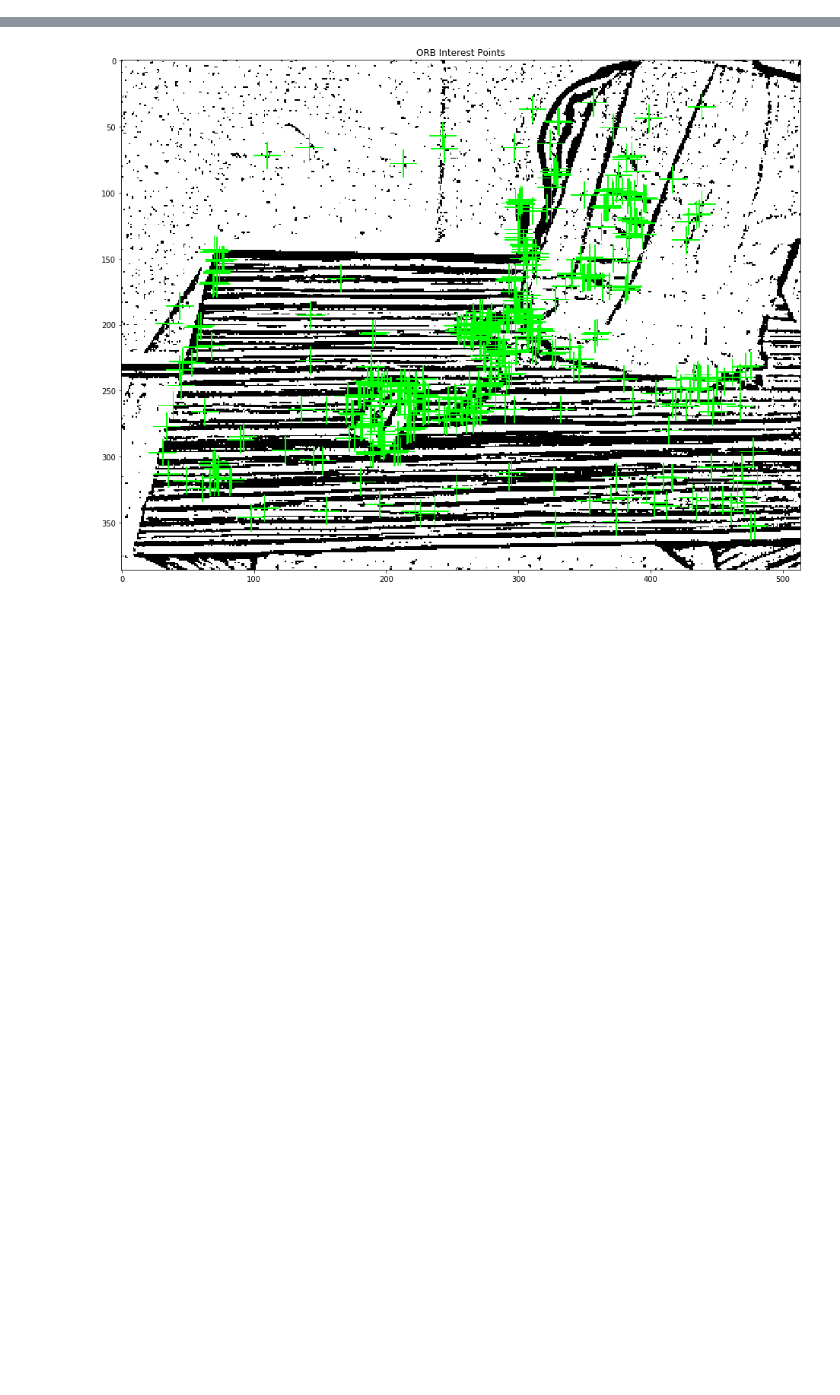
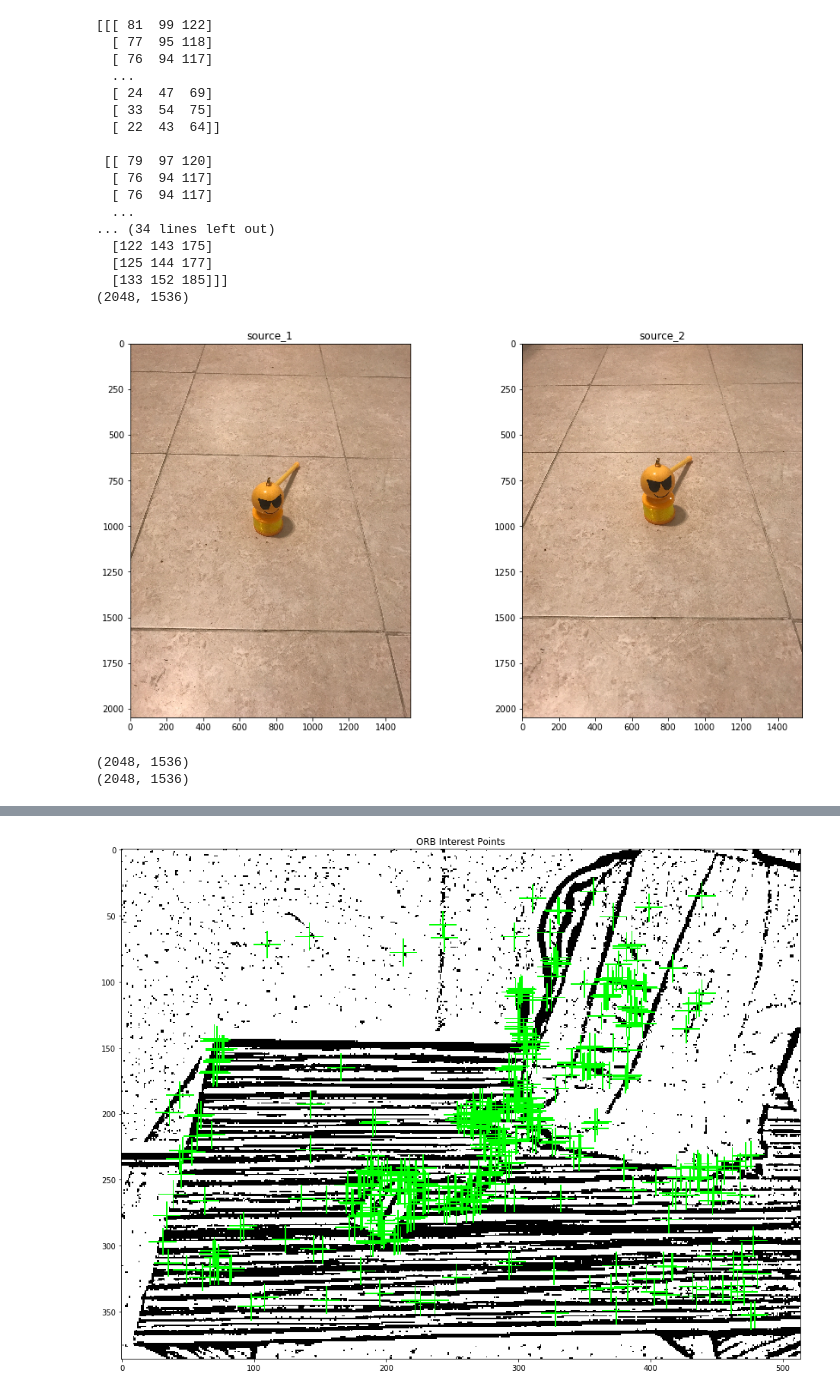
Before and after one commit to Ken-chan/PGH, a Jupyter notebook: Untitled.ipynb, the cells around one changed output, grey strips where cells are left out. Drawn from its saved outputs; the diff is of its cells as text; code cells hidden in the pictures; blank space fills up the shorter version.

Commit message:
losh

```diff
--- a/Untitled.ipynb
+++ b/Untitled.ipynb
@@ -9,0 +12,9 @@ from PIL import Image
+# %%
+def _plot(img1, img2):
+    plt.figure(figsize=(15,8))
+    plt.subplot(1, 2, 1)
+    plt.imshow(cv.cvtColor(img1, cv.COLOR_BGR2RGB))
+    plt.title("source_1")
+    plt.subplot(1, 2, 2)
+    plt.imshow(cv.cvtColor(img2, cv.COLOR_BGR2RGB))
+    plt.title("source_2");
@@ -9,0 +91,25 @@ from PIL import Image
+# %%
+im_source1  = cv.imread('losh_contest/10.png')
+im_source2  = cv.imread('losh_contest/11.png')
+min_size_img = (min(im_source1.shape[0], im_source2.shape[0]), min(im_source1.shape[1], im_source2.shape[1]))
+_plot(im_source1, im_source2)
+print(min_size_img)
+# %% [output]
+[[[ 81  99 122]
+  [ 77  95 118]
+  [ 76  94 117]
+  ...
+  [ 24  47  69]
+  [ 33  54  75]
+  [ 22  43  64]]
+
+ [[ 79  97 120]
+  [ 76  94 117]
+  [ 76  94 117]
+  ...
+... (34 lines left out)
+  [122 143 175]
+  [125 144 177]
+  [133 152 185]]]
+(2048, 1536)
+[figure, added]
@@ -9,0 +121,8 @@ from PIL import Image
+# %%
+dif = detector_windowed(im_reduced1, im_reduced2)
+print(dif.shape)
+dif = erosion_correction(dif)
+print(dif.shape)
+# %% [output]
+(2048, 1536)
+(2048, 1536)
```
Also changed, not shown: parts of 51 cells of this notebook, 41 other files.
